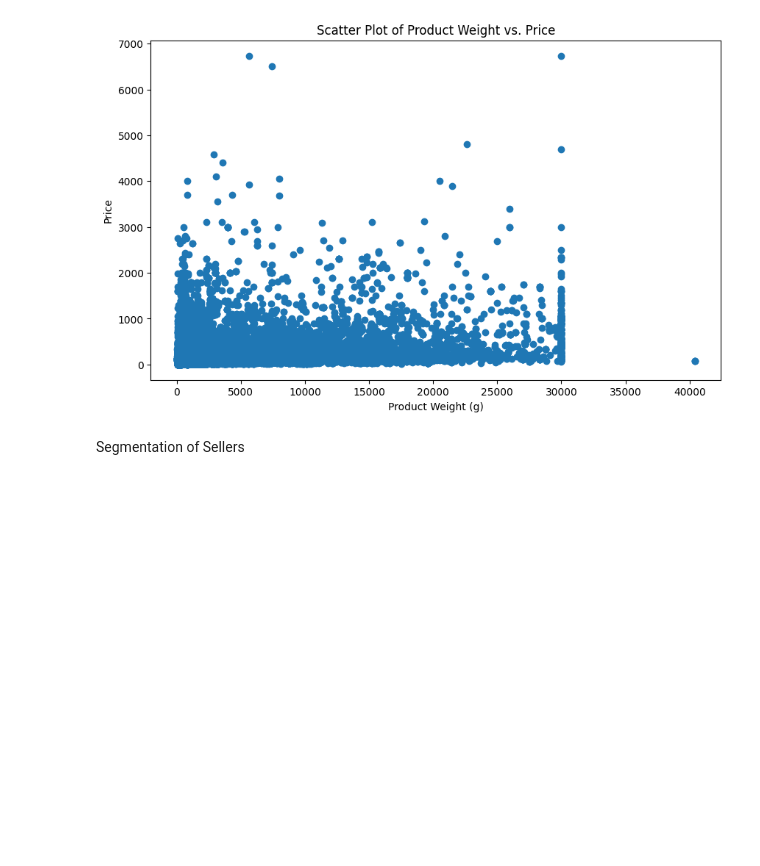
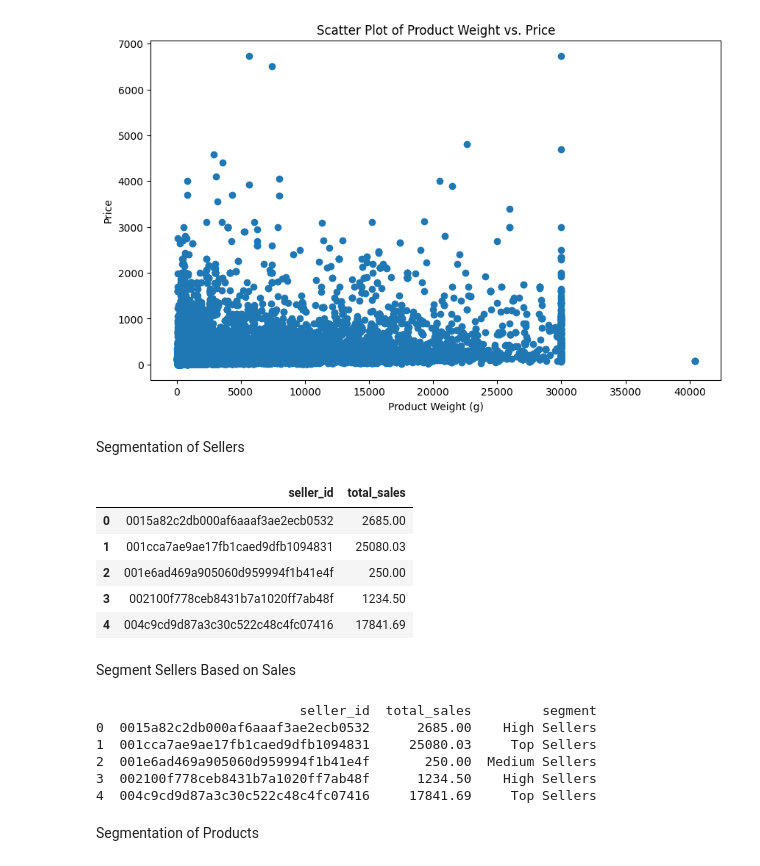
Before and after one commit to FroCode/TECHNICAL-TASK-YASA-1-LLC, a Jupyter notebook: notebooks/data/Analysis of sellers and products.ipynb, the cells around one changed output. Drawn from its saved outputs; the diff is of its cells as text; code cells hidden in the pictures; blank space fills up the shorter version.

```diff
--- a/notebooks/data/01_data_preparation.ipynb
+++ b/notebooks/data/Analysis of sellers and products.ipynb
@@ -353,4 +353,43 @@ Segmentation of Sellers
 # %%
 # Calculate total sales per seller
 seller_sales = merged_df.groupby('seller_id')['price'].sum().reset_index()
 seller_sales.columns = ['seller_id', 'total_sales']
+display(seller_sales.head())
+# %% [output]
+|  | seller_id | total_sales |
+| 0 | 0015a82c2db000af6aaaf3ae2ecb0532 | 2685.00 |
+| 1 | 001cca7ae9ae17fb1caed9dfb1094831 | 25080.03 |
+| 2 | 001e6ad469a905060d959994f1b41e4f | 250.00 |
+| 3 | 002100f778ceb8431b7a1020ff7ab48f | 1234.50 |
+| 4 | 004c9cd9d87a3c30c522c48c4fc07416 | 17841.69 |
+# %% [markdown]
+Segment Sellers Based on Sales
+# %%
+# Define quantiles for segmentation
+quantiles = seller_sales['total_sales'].quantile([0.25, 0.5, 0.75])
+
+# Function to segment sellers
+def segment_seller(sales):
+    if sales <= quantiles[0.25]:
+        return 'Low Sellers'
+    elif sales <= quantiles[0.5]:
+        return 'Medium Sellers'
+    elif sales <= quantiles[0.75]:
+        return 'High Sellers'
+    else:
+        return 'Top Sellers'
+
+# Apply the segmentation function
+seller_sales['segment'] = seller_sales['total_sales'].apply(segment_seller)
+
+# Display the segmented sellers
+print(seller_sales.head())
+# %% [output]
+                          seller_id  total_sales         segment
+0  0015a82c2db000af6aaaf3ae2ecb0532      2685.00    High Sellers
+1  001cca7ae9ae17fb1caed9dfb1094831     25080.03     Top Sellers
+2  001e6ad469a905060d959994f1b41e4f       250.00  Medium Sellers
+3  002100f778ceb8431b7a1020ff7ab48f      1234.50    High Sellers
+4  004c9cd9d87a3c30c522c48c4fc07416     17841.69     Top Sellers
+# %% [markdown]
+Segmentation of Products
```
Also changed, not shown: parts of 1 cell of this notebook.
